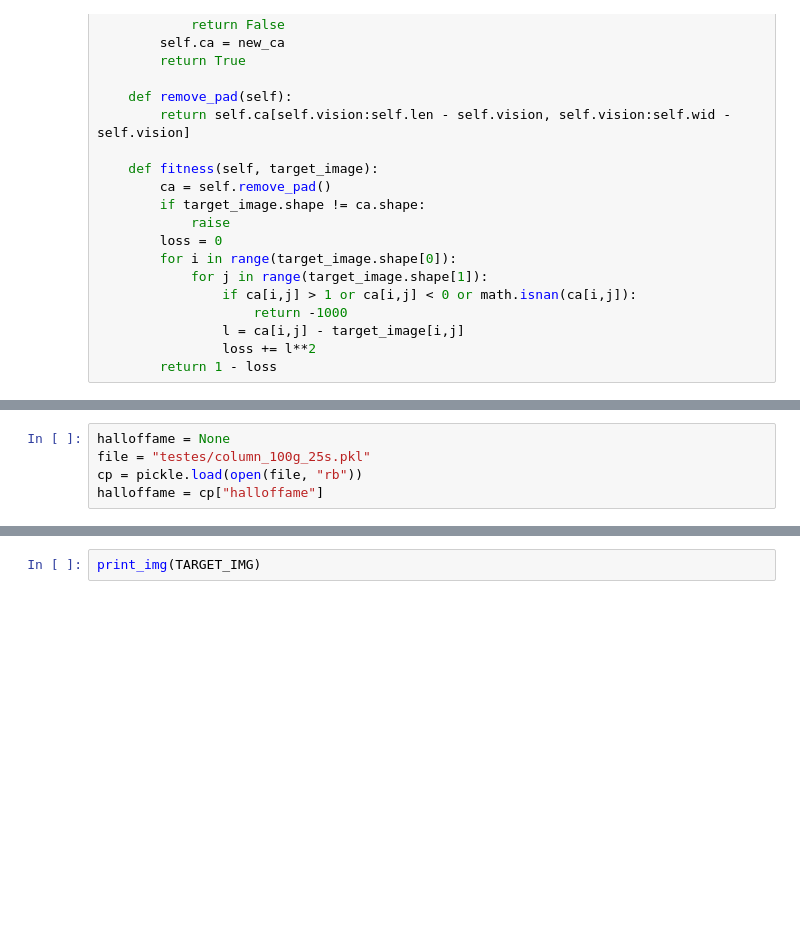
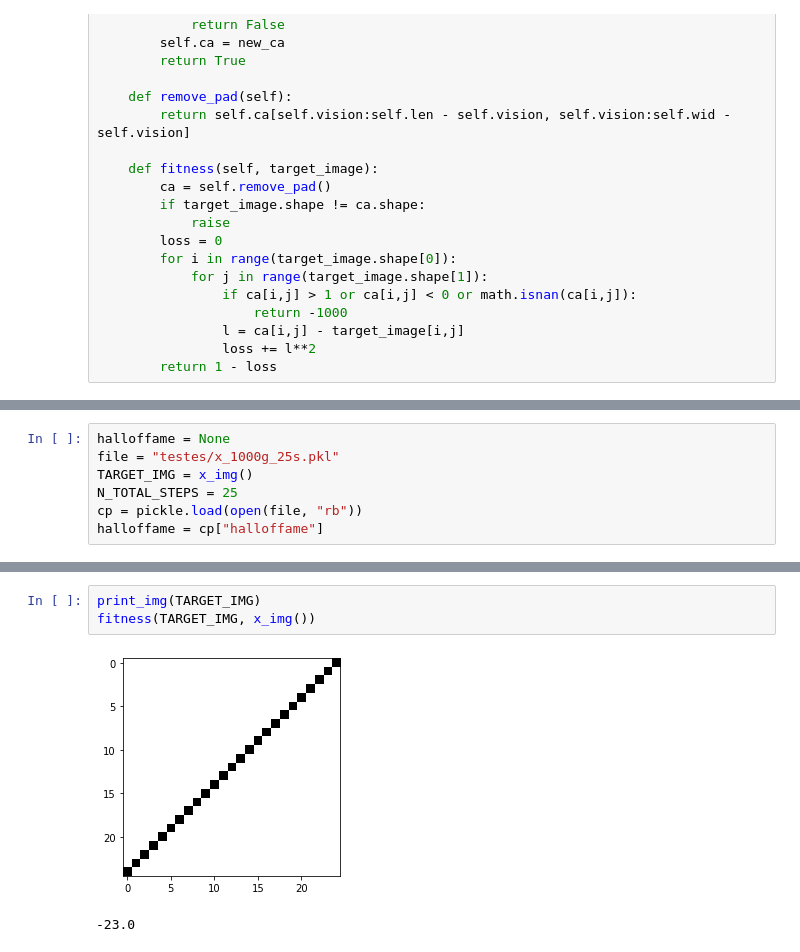
Before and after one commit to fhtanaka/automata_gp, a Jupyter notebook: Automata_gp.ipynb, the cells around one changed output, grey strips where cells are left out. Drawn from its saved outputs; the diff is of its cells as text; blank space fills up the shorter version.

```diff
--- a/Automata_gp.ipynb
+++ b/Automata_gp.ipynb
@@ -297,6 +333,8 @@ KeyboardInterrupt:
 # %%
 halloffame = None
-file = "testes/column_100g_25s.pkl"
+file = "testes/x_1000g_25s.pkl"
+TARGET_IMG = x_img()
+N_TOTAL_STEPS = 25
 cp = pickle.load(open(file, "rb"))
 halloffame = cp["halloffame"]
 # %%
@@ -304,2 +356,6 @@ eval_individual(halloffame[-1], True)
 # %%
 print_img(TARGET_IMG)
+fitness(TARGET_IMG, x_img())
+# %% [output]
+[figure, added]
+-23.0
```
Also changed, not shown: parts of 6 cells of this notebook, 2 other files.
